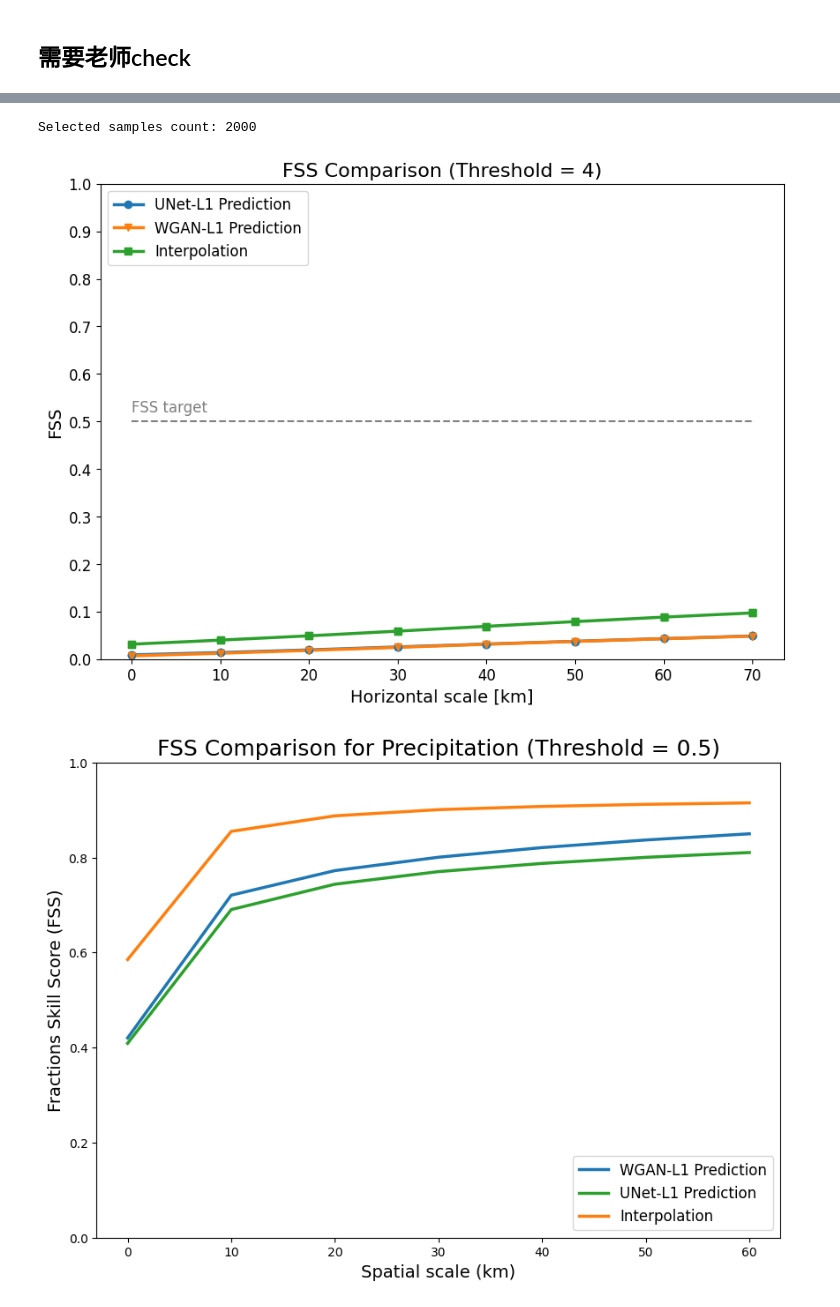
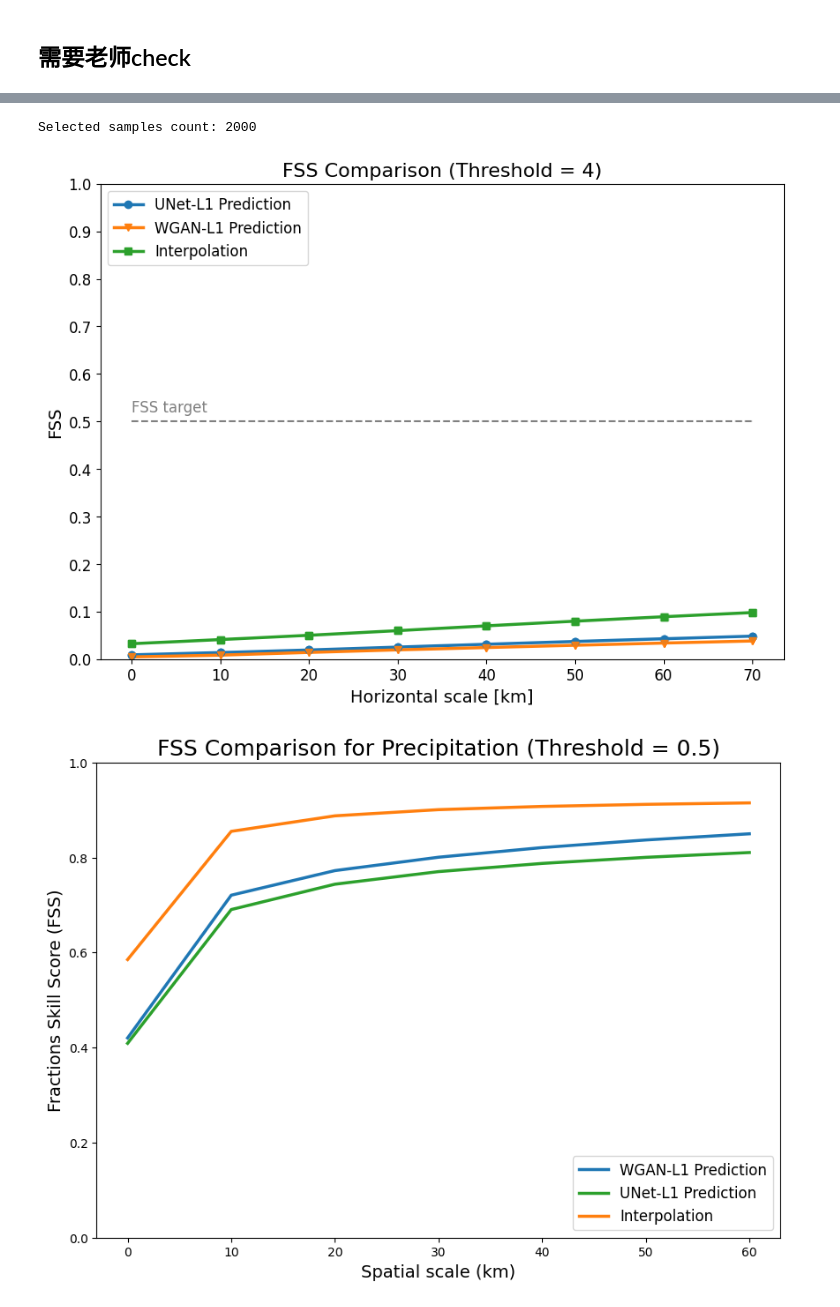
Before and after one commit to masak1112/precipitation_downscaling, a Jupyter notebook: precipitation_downscaling-bing_issue09_bias_correction/FSS_display.ipynb, the cells around one changed output, grey strips where cells are left out. Cells and saved outputs as stored; diff of their text form; code cells hidden in the pictures.

```diff
--- a/precipitation_downscaling-bing_issue09_bias_correction/FSS_display.ipynb
+++ b/precipitation_downscaling-bing_issue09_bias_correction/FSS_display.ipynb
@@ -8,7 +8,7 @@ import random
 from pysteps.verification.spatialscores import fss
 
 unet_path = "/cpfs01/projects-HDD/cfff-4a8d9af84f66_HDD/public/ShiXiSheng/yzy/yzy_results/ex7_13_onestep_l1_nofc_aheadtop_10_addprecipnorm/prcp_downs_unet_year_2020.nc"
-wgan_path = "/cpfs01/projects-HDD/cfff-4a8d9af84f66_HDD/public/ShiXiSheng/yzy/yzy_results/ex31_8_onestepwgan_cri5_100_0_l1_aheadtop_10_180epoch_addprecipnorm/prcp_downs_wgan_year_2020.nc"
+wgan_path = "/cpfs01/projects-HDD/cfff-4a8d9af84f66_HDD/public/ShiXiSheng/yzy/yzy_results/ex31_10_onestepwgan_cri5_250_l1_aheadtop_10_180epoch_addprecipnorm/prcp_downs_wgan_year_2020.nc"
 
 threshold = 0.4
 scales = list(range(0, 80, 10))
@@ -100,7 +100,7 @@ import random
 from pysteps.verification.spatialscores import fss
 
 unet_path = "/cpfs01/projects-HDD/cfff-4a8d9af84f66_HDD/public/ShiXiSheng/yzy/yzy_results/ex7_13_onestep_l1_nofc_aheadtop_10_addprecipnorm/prcp_downs_unet_year_2020.nc"
-wgan_path = "/cpfs01/projects-HDD/cfff-4a8d9af84f66_HDD/public/ShiXiSheng/yzy/yzy_results/ex31_8_onestepwgan_cri5_100_0_l1_aheadtop_10_180epoch_addprecipnorm/prcp_downs_wgan_year_2020.nc"
+wgan_path = "/cpfs01/projects-HDD/cfff-4a8d9af84f66_HDD/public/ShiXiSheng/yzy/yzy_results/ex31_10_onestepwgan_cri5_250_l1_aheadtop_10_180epoch_addprecipnorm/prcp_downs_wgan_year_2020.nc"
 
 threshold = 4
 scales = list(range(0, 80, 10))
@@ -156,34 +156,34 @@ for scale in scales:
 plt.figure(figsize=(10, 7))
 
 # UNet-L1 折线和标记
 plt.plot(scales, fss_mean_unet, '-o', label='UNet-L1 Prediction', linewidth=2.5, color='tab:blue')
 plt.errorbar(scales, fss_mean_unet, yerr=fss_std_unet, fmt='o', elinewidth=0, capsize=0, color='tab:blue', alpha=0.9)
 
 # WGAN-L1 折线和标记
 plt.plot(scales, fss_mean_wgan, '-v', label='WGAN-L1 Prediction', linewidth=2.5, color='tab:orange')
 plt.errorbar(scales, fss_mean_wgan, yerr=fss_std_wgan, fmt='v', elinewidth=0, capsize=0, color='tab:orange', alpha=0.9)
 
 # 插值结果 折线和标记
 plt.plot(scales, fss_mean_inter, '-s', label='Interpolation', linewidth=2.5, color='tab:green')
 plt.errorbar(scales, fss_mean_inter, yerr=fss_std_inter, fmt='s', elinewidth=0, capsize=0, color='tab:green', alpha=0.9)
 
 # 添加 y=0.5 的虚线，只在x轴刻度范围内绘制
 plt.plot([scales[0], scales[-1]], [0.5, 0.5], color='gray', linestyle='--', linewidth=1.5)
 plt.text(scales[0], 0.52, 'FSS target', fontsize=12, color='gray')
 
 plt.xlabel('Horizontal scale [km]', fontsize=14)
 plt.ylabel('FSS', fontsize=14)
 plt.title(f'FSS Comparison (Threshold = {threshold})', fontsize=16)
 plt.ylim(0, 1.0)
 plt.xticks(scales, fontsize=12)
 plt.yticks(np.arange(0, 1.1, 0.1), fontsize=12)
 
 plt.legend(fontsize=12, loc='upper left')
 plt.grid(False)
 plt.show()
 # %% [output]
 Selected samples count: 2000
-[figure, old version]
+[figure, new version]
 # %%
 import xarray as xr
 import numpy as np
```
Also changed, not shown: parts of 1 cell of this notebook, 5 other files.
